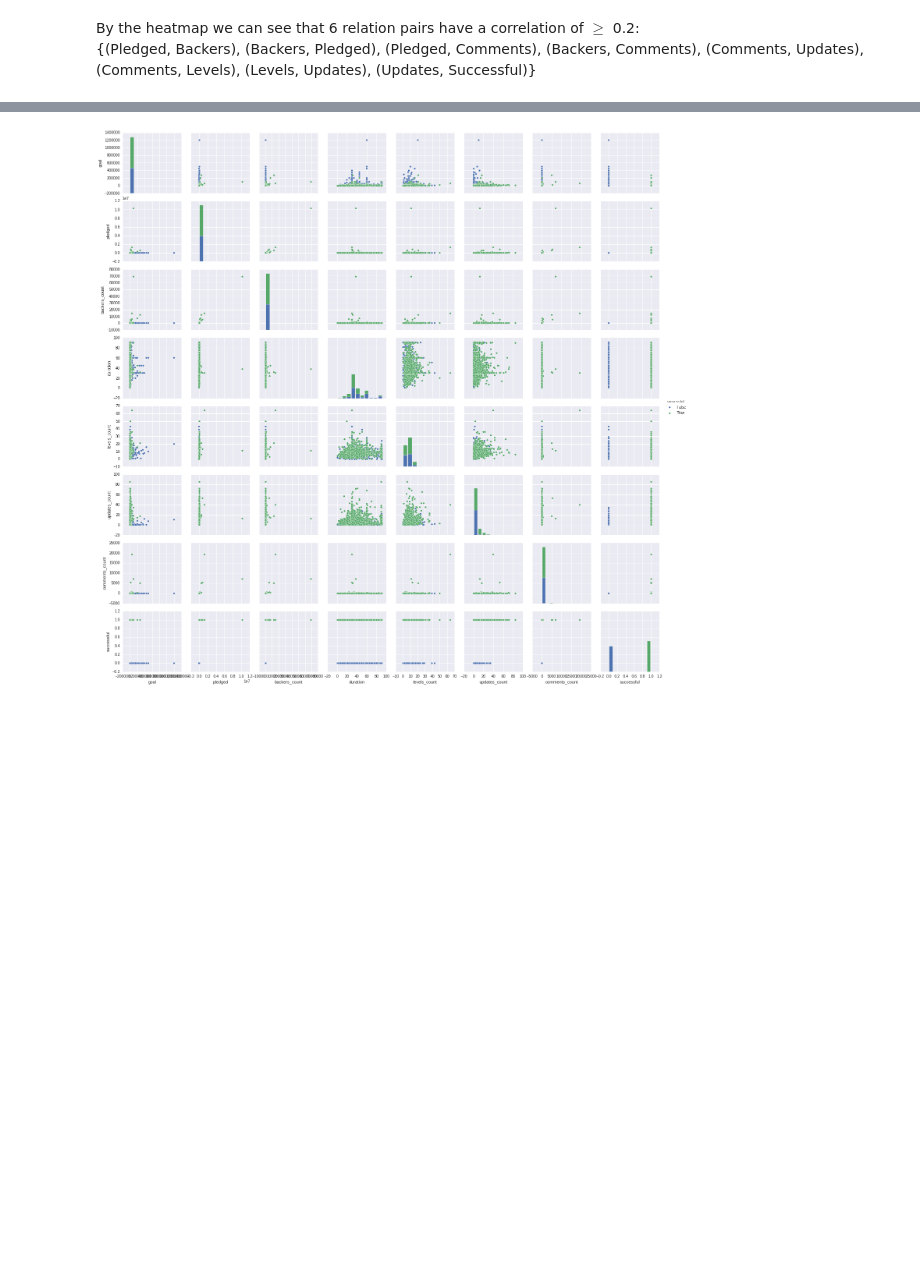
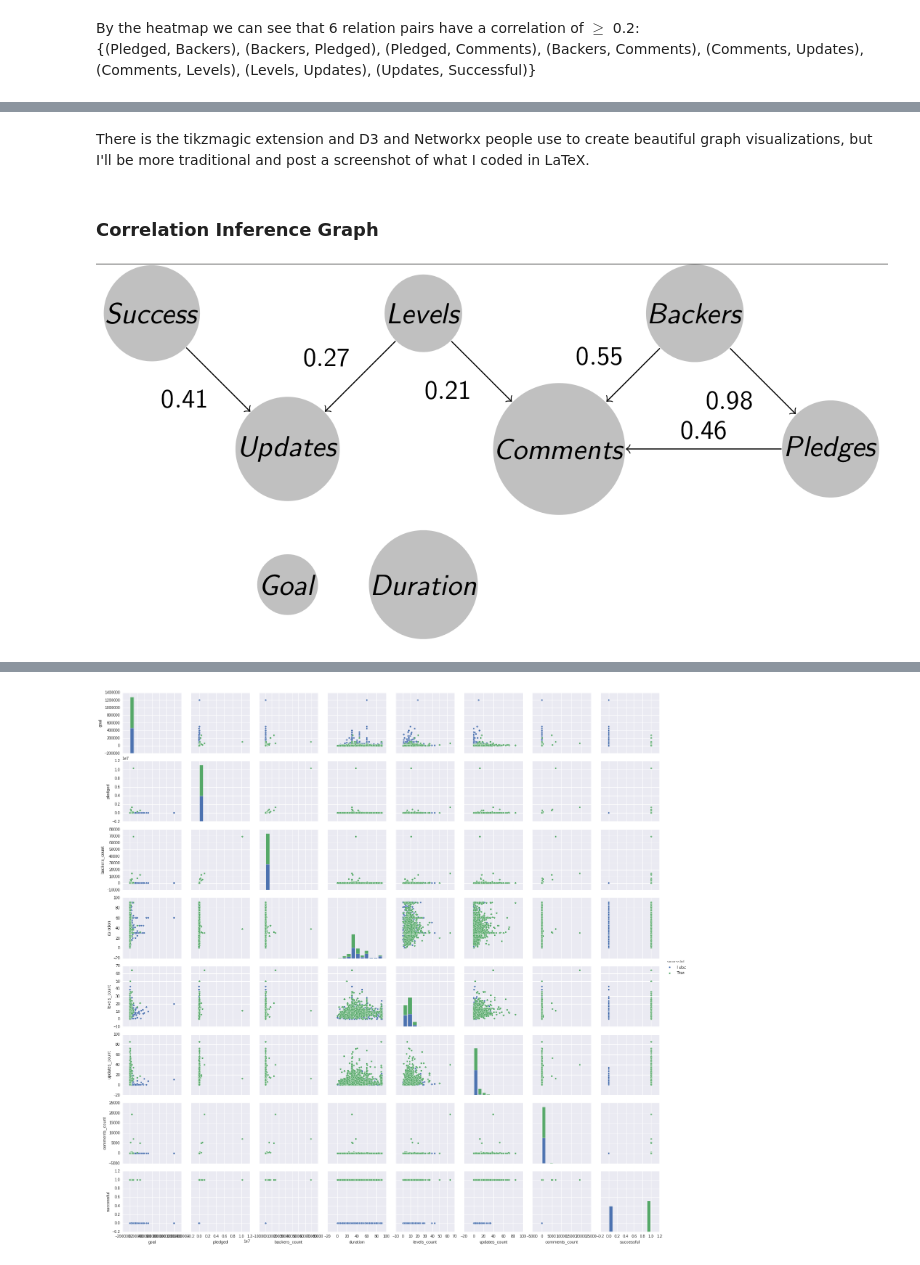
Before and after one commit to kevin11h/DataScienceModelingKickstarter, a Jupyter notebook: KickBack Machine Data EDA.ipynb, the cells around one changed output, grey strips where cells are left out. Saved outputs shown, nothing was run; the diff lists cells and outputs as text; code cells hidden in the pictures; blank space fills up the shorter version.

```diff
--- a/KickBack Machine Data EDA.ipynb
+++ b/KickBack Machine Data EDA.ipynb
@@ -444,0 +453,8 @@ By the heatmap we can see that 6 relation pairs have a correlation of $\geq$ 0.2
+# %% [markdown]
+There is the tikzmagic extension and D3 and Networkx people use to create beautiful graph visualizations, but I'll be more traditional and post a screenshot of what I coded in LaTeX.
+# %% [markdown]
+### Correlation Inference Graph
+# %%
+Image(filename='./correlation_inference_graph.png')
+# %% [output]
+[figure, added]
```
Also changed, not shown: parts of 35 cells of this notebook.
